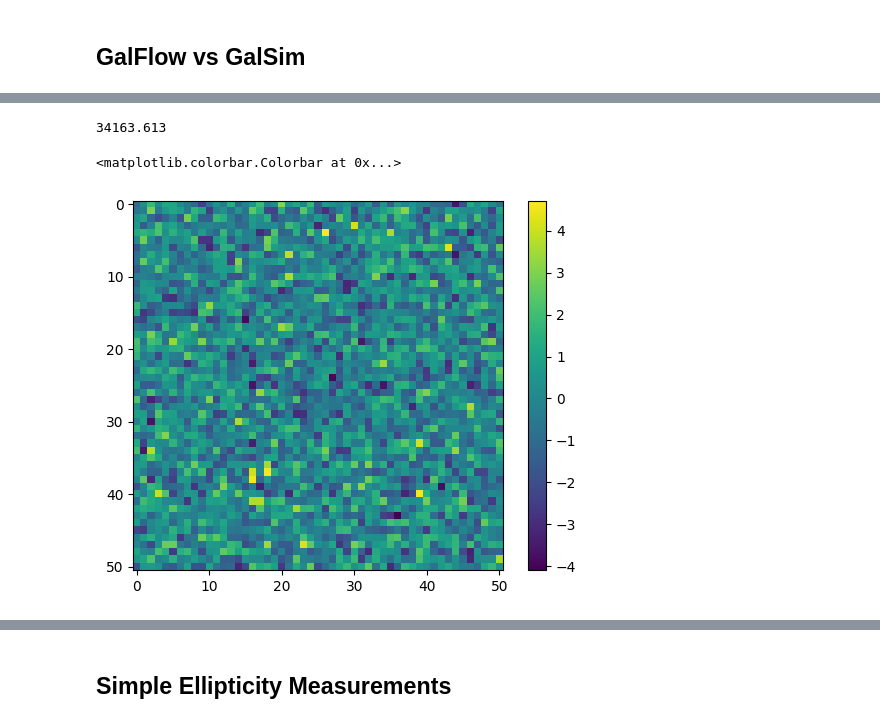
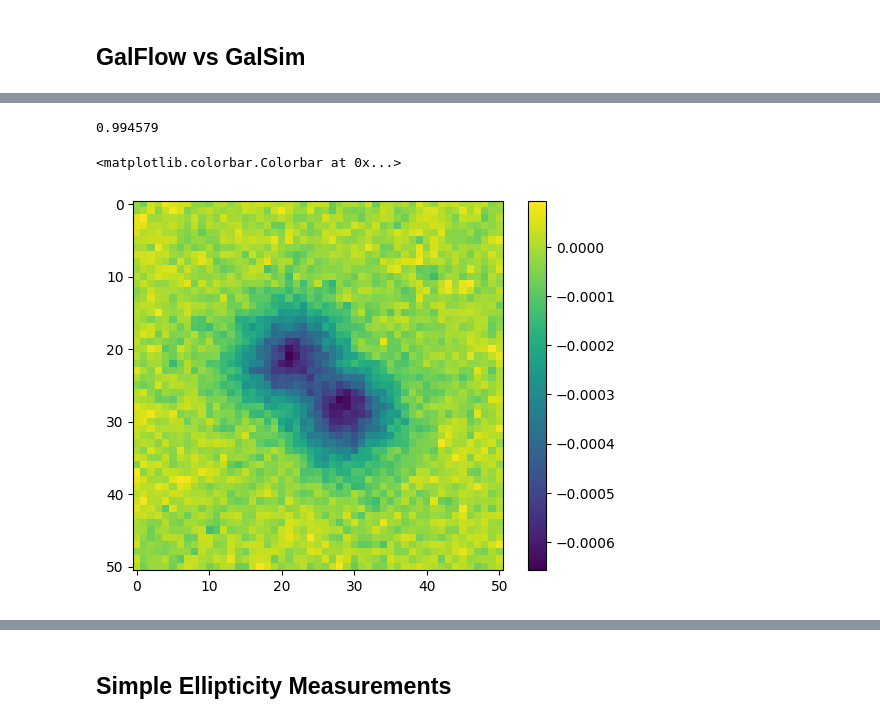
Before and after one commit to CosmoStat/autometacal, a Jupyter notebook: notebooks/metacal_comparison.ipynb, the cells around one changed output, grey strips where cells are left out. Drawn from its saved outputs; the diff is of its cells as text; code cells hidden in the pictures.

```diff
--- a/notebooks/metacal_comparison.ipynb
+++ b/notebooks/metacal_comparison.ipynb
@@ -188,24 +176,24 @@ Subclasses:
 # %%
 obj0 = galsim.Exponential(half_light_radius=gal_hlr)
 counterfact = galsim.Convolve(reconv_psf,obj0)
 counterfact = counterfact.drawImage(nx=stamp_size, ny=stamp_size, scale=scale)
 noise = galsim.GaussianNoise(sigma=1.)
-counterfact.addNoiseSNR(noise,snr=2000)
+counterfact.addNoiseSNR(noise,snr=2000,preserve_flux=True)
 
 counterfact = tf.expand_dims(tf.convert_to_tensor(counterfact.array),axis=0)
 print(np.sum(counterfact))
 autometacal_image =autometacal.generate_mcal_image(
   gal_images[tf.newaxis,0],
   psf_images[tf.newaxis,0],
   reconv_psf_image,
   [[0.0,0.0]]
 )[0]
 
 imshow(autometacal_image-counterfact[0]);colorbar()
 # %% [output]
-34163.613
+0.994579
 <matplotlib.colorbar.Colorbar at 0x...>
-[figure, old version]
+[figure, new version]
 # %%
 style.use('default')
 figure(figsize=(15,12))
```
Also changed, not shown: parts of 36 cells of this notebook, 3 other files.
